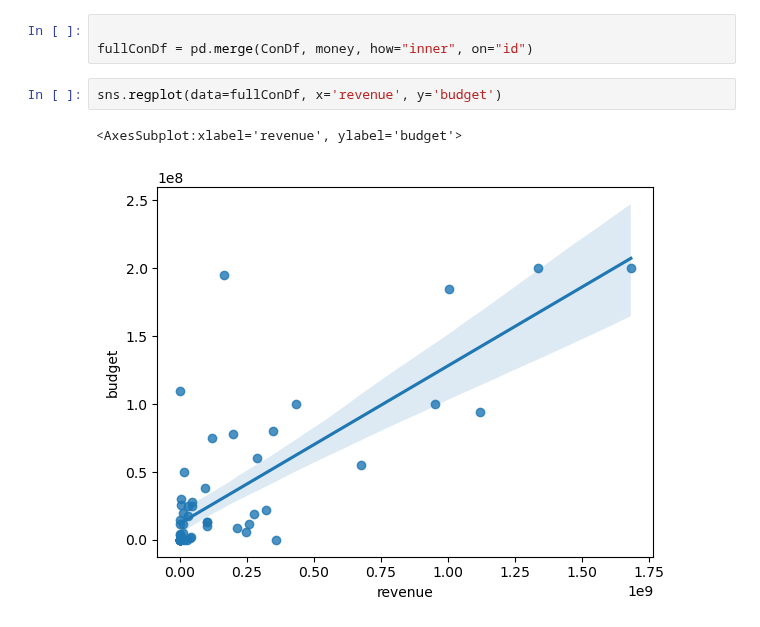
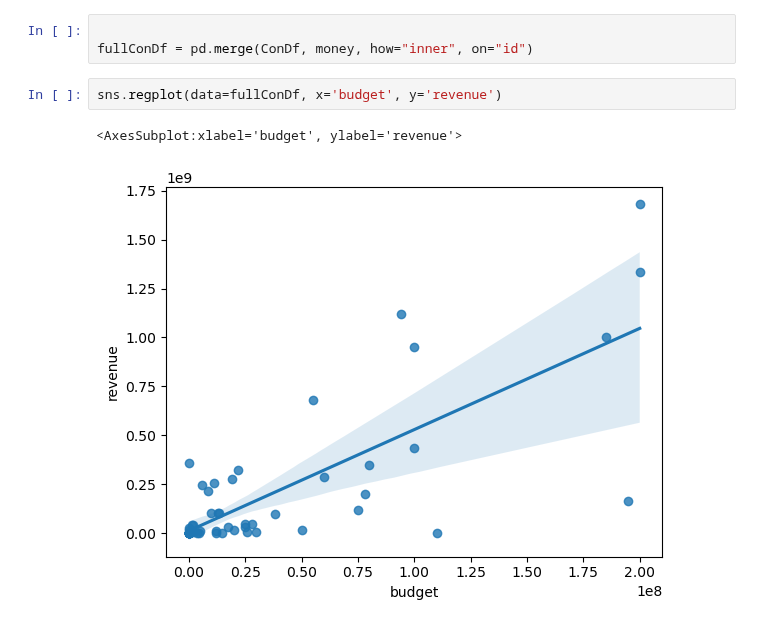
Before and after one commit to Google-Stein/CCIC-Artificial-Intelligence, a Jupyter notebook: Semester 1/Movies/Movie Concat and API usage.ipynb, the cells around one changed output. Saved outputs shown, nothing was run; the diff lists cells and outputs as text.

```diff
--- a/Semester 1/Movies/Movie Concat and API usage.ipynb
+++ b/Semester 1/Movies/Movie Concat and API usage.ipynb
@@ -172,7 +172,7 @@ None
 
 fullConDf = pd.merge(ConDf, money, how="inner", on="id")
 # %%
-sns.regplot(data=fullConDf, x='revenue', y='budget')
+sns.regplot(data=fullConDf, x='budget', y='revenue')
 # %% [output]
-<AxesSubplot:xlabel='revenue', ylabel='budget'>
+<AxesSubplot:xlabel='budget', ylabel='revenue'>
-[figure, old version]
+[figure, new version]
```
Also changed, not shown: parts of 9 cells of this notebook.
